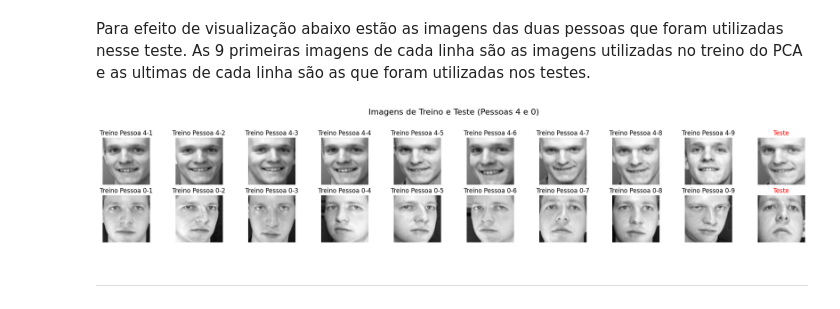
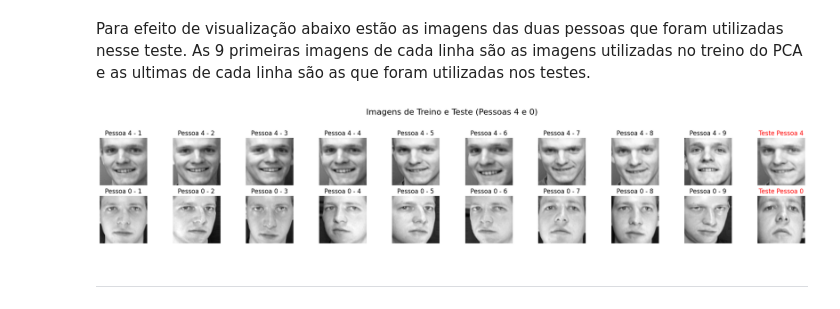
Before and after one commit to schu1na/eigenfaces_cocada, a Jupyter notebook: eigenfaces.ipynb, the cells around one changed output. Cells and saved outputs as stored; diff of their text form; code cells hidden in the pictures.

```diff
--- a/eigenfaces.ipynb
+++ b/eigenfaces.ipynb
@@ -43,13 +42,13 @@ Breve visualização de como são as imagens do dataset
 # Seleciona 20 índices aleatórios do dataset
 indices_aleatorios = np.random.choice(len(images), size=20, replace=False)
 
-# Plota as 20 imagens selecionadas
-fig, axes = plt.subplots(2, 10, figsize=(20, 4))
+# Plota as 20 imagens selecionadas em 4 linhas de 5 colunas
+fig, axes = plt.subplots(4, 5, figsize=(12, 8))
 for i, idx in enumerate(indices_aleatorios):
-    ax = axes[i // 10, i % 10]
+    ax = axes[i // 5, i % 5]
     ax.imshow(images[idx], cmap='gray')
-    ax.set_title(f'ID: {targets[idx]}')
     ax.axis('off')
-plt.tight_layout()
+plt.tight_layout(pad=2.0)  # aumenta o espaçamento interno
+plt.subplots_adjust(left=0.05, right=0.95, top=0.95, bottom=0.05)  # aumenta a margem externa
 plt.show()
 # %% [output]
@@ -179,38 +178,38 @@ Para efeito de visualização abaixo estão as imagens das duas pessoas que fora
 # Cria um grid 2x10 para exibir as imagens
 fig, axes = plt.subplots(2, 10, figsize=(20, 4))
 fig.suptitle(f'Imagens de Treino e Teste (Pessoas {id1} e {id2})', fontsize=16)
 
 # Exibe as 9 imagens de treino da pessoa 1
 for i in range(9):
     ax = axes[0, i]
     ax.imshow(pessoa1_treino[i].reshape(64, 64), cmap='gray')
-    ax.set_title(f'Treino Pessoa {id1}-{i+1}')
+    ax.set_title(f'Pessoa {id1} - {i+1}')
     ax.axis('off')
 
 # Exibe a imagem de teste da pessoa 1 na 10ª coluna
 axes[0, 9].imshow(pessoa1_teste.reshape(64, 64), cmap='gray')
-axes[0, 9].set_title('Teste')
+axes[0, 9].set_title(f'Teste Pessoa {targets_teste_2_pessoas[0]}')
 axes[0, 9].axis('off')
 axes[0, 9].title.set_color('red')
 
 
 # Exibe as 9 imagens de treino da pessoa 2
 for i in range(9):
     ax = axes[1, i]
     ax.imshow(pessoa2_treino[i].reshape(64, 64), cmap='gray')
-    ax.set_title(f'Treino Pessoa {id2}-{i+1}')
+    ax.set_title(f'Pessoa {id2} - {i+1}')
     ax.axis('off')
 
 # Exibe a imagem de teste da pessoa 2 na 10ª coluna
 axes[1, 9].imshow(pessoa2_teste.reshape(64, 64), cmap='gray')
-axes[1, 9].set_title('Teste')
+axes[1, 9].set_title(f'Teste Pessoa {targets_teste_2_pessoas[1]}')
 axes[1, 9].axis('off')
 axes[1, 9].title.set_color('red')
 
 plt.tight_layout(rect=(0, 0.03, 1, 0.95))
 plt.show()
 # %% [output]
-[figure, old version]
+[figure, new version]
 # %% [markdown]
 ---
 # %% [markdown]
```
Also changed, not shown: parts of 11 cells of this notebook, 1 other file.
